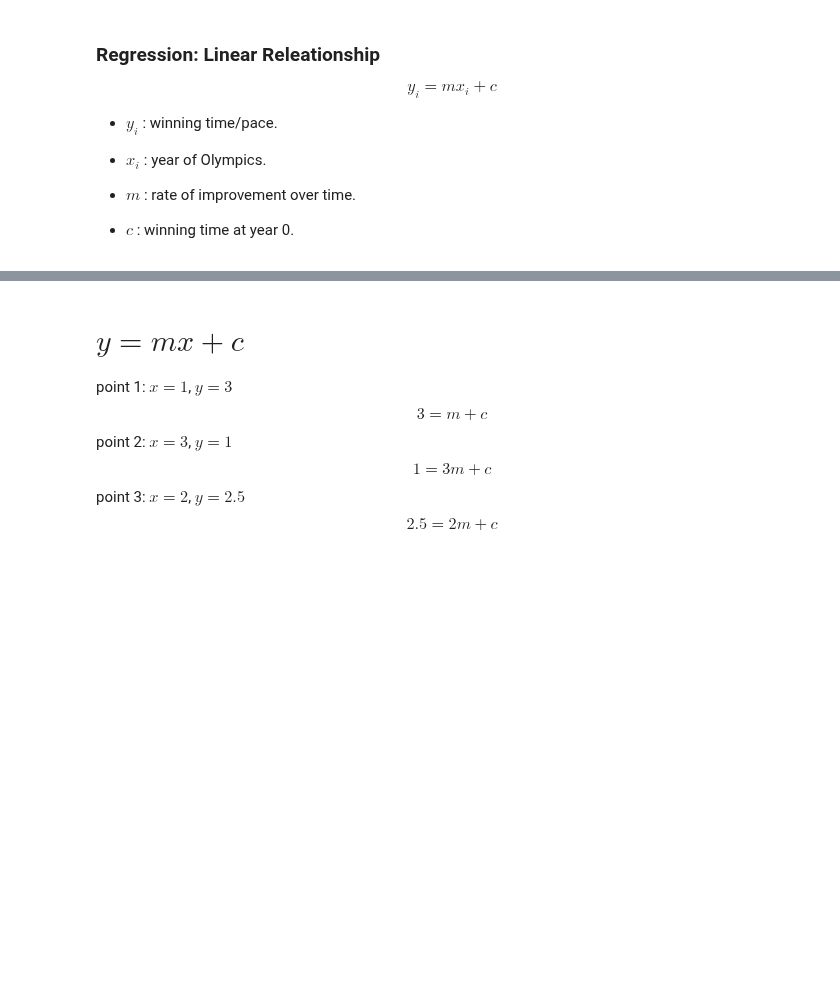
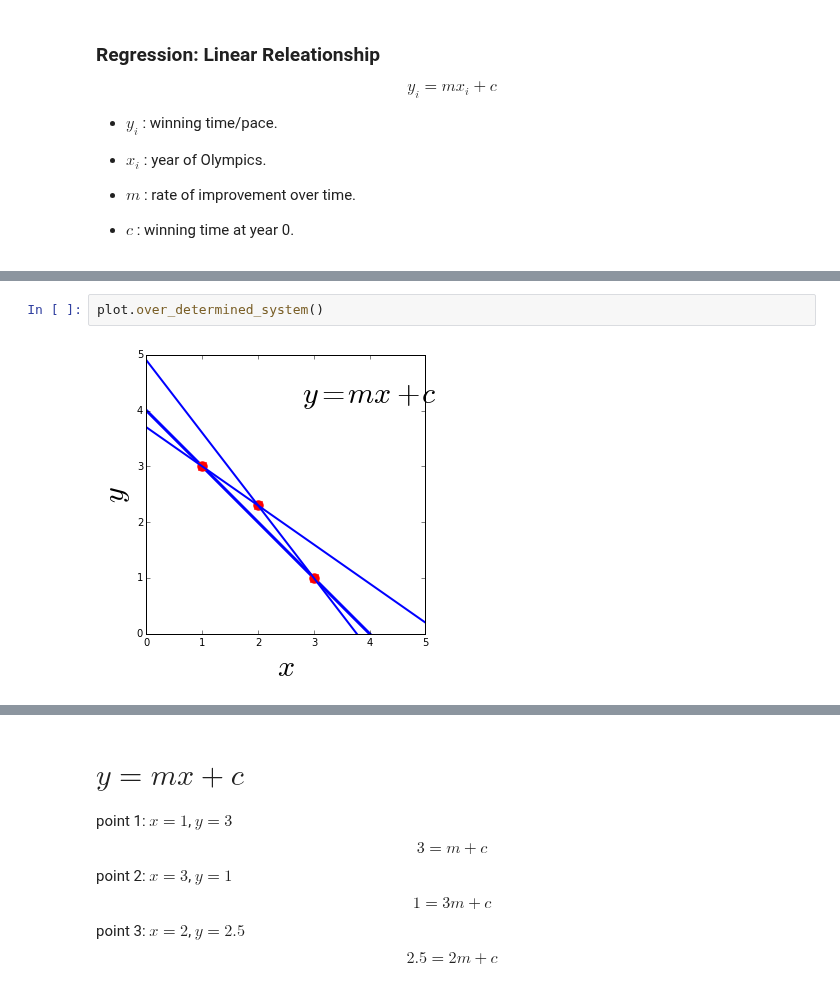
Before and after one commit to lawrennd/mlai2015, a Jupyter notebook: slides/w3_regression.ipynb, the cells around one changed output, grey strips where cells are left out. Drawn from its saved outputs; the diff is of its cells as text; blank space fills up the shorter version.

Commit message:
Update w3_regression and w6_bayesian to use teaching_plots.

```diff
--- a/slides/w3_regression.ipynb
+++ b/slides/w3_regression.ipynb
@@ -96,0 +96,4 @@ $$y_i = m x_i + c$$
+# %%
+plot.over_determined_system()
+# %% [output]
+[figure, added]
```
Also changed, not shown: parts of 5 cells of this notebook, 30 other files.
